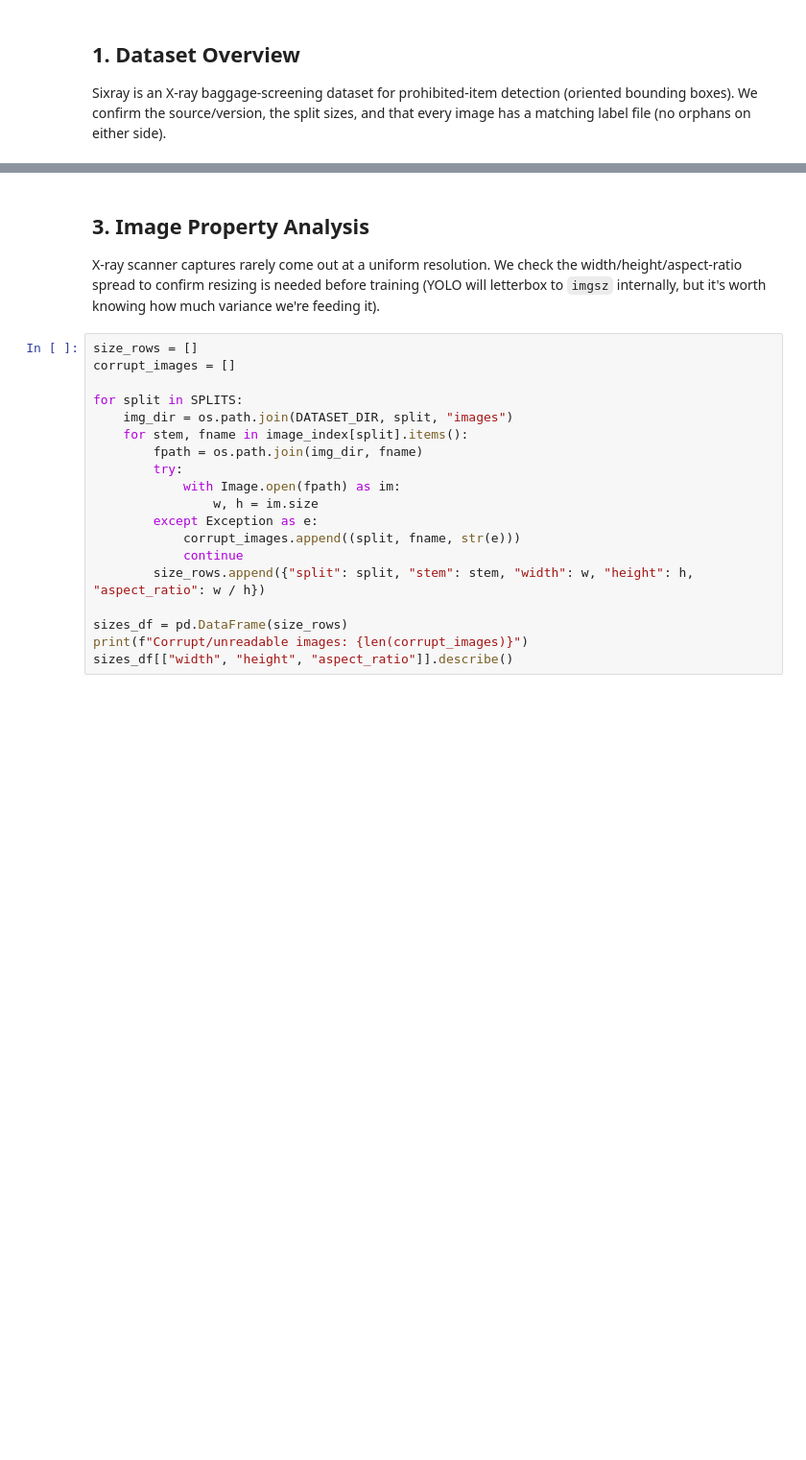
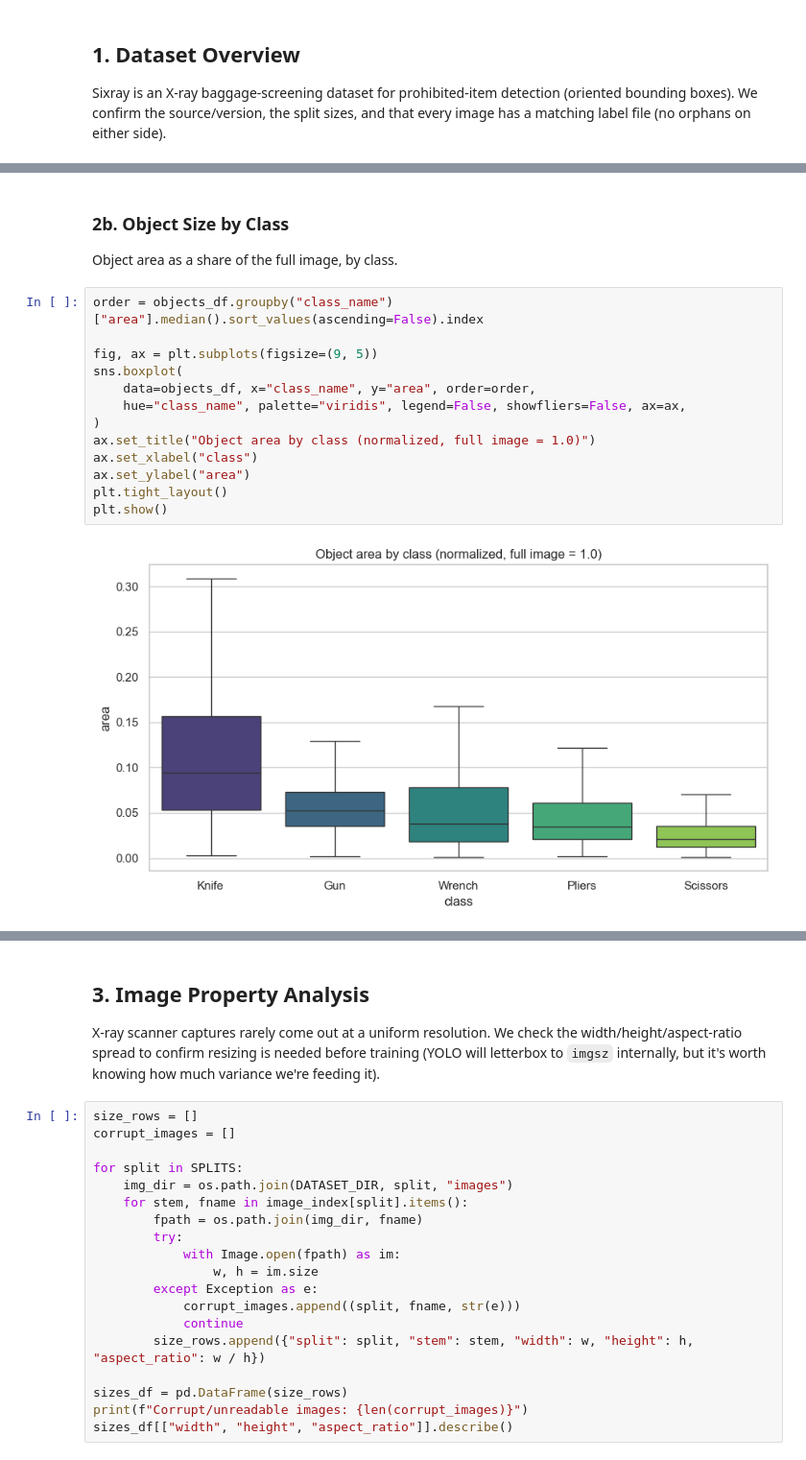
Before and after one commit to khaliddosari/Raqeeb, a Jupyter notebook: EDA.ipynb, the cells around one changed output, grey strips where cells are left out. Shown at 96% size. Saved outputs shown, nothing was run; the diff lists cells and outputs as text; blank space fills up the shorter version.

```diff
--- a/EDA.ipynb
+++ b/EDA.ipynb
@@ -156,0 +241,19 @@ print(f"Class imbalance ratio (most frequent / least frequent): {imbalance_ratio
+# %% [markdown]
+### 2b. Object Size by Class
+
+Object area as a share of the full image, by class.
+# %%
+order = objects_df.groupby("class_name")["area"].median().sort_values(ascending=False).index
+
+fig, ax = plt.subplots(figsize=(9, 5))
+sns.boxplot(
+    data=objects_df, x="class_name", y="area", order=order,
+    hue="class_name", palette="viridis", legend=False, showfliers=False, ax=ax,
+)
+ax.set_title("Object area by class (normalized, full image = 1.0)")
+ax.set_xlabel("class")
+ax.set_ylabel("area")
+plt.tight_layout()
+plt.show()
+# %% [output]
+[figure, added]
```
Also changed, not shown: parts of 30 cells of this notebook, 9 other files.
